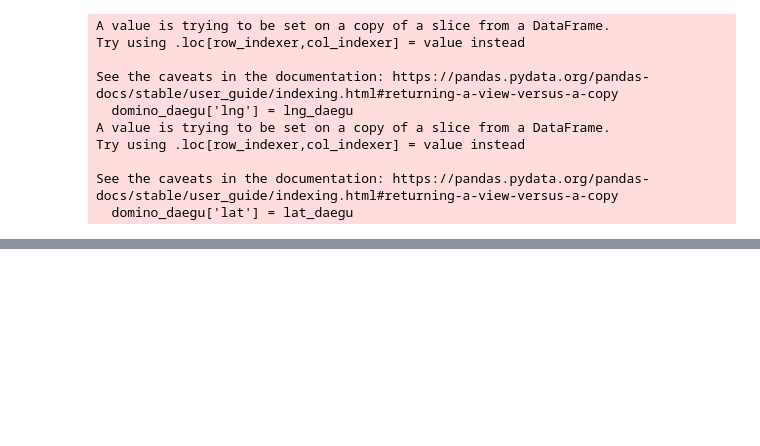
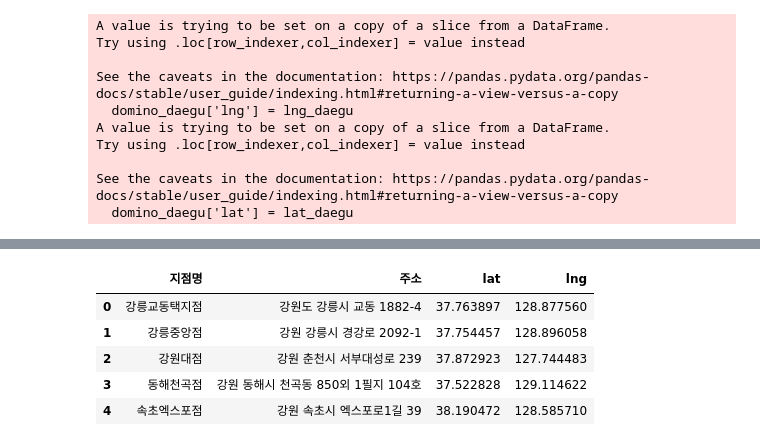
Before and after one commit to jjhwnn/Python, a Jupyter notebook: 3.DataAnalysis/Note/00.도미노전국매장지도.ipynb, the cells around one changed output, grey strips where cells are left out. Saved outputs shown, nothing was run; the diff lists cells and outputs as text; code cells hidden in the pictures; blank space fills up the shorter version.

```diff
--- a/3.DataAnalysis/Note/00.도미노전국매장지도.ipynb
+++ b/3.DataAnalysis/Note/00.도미노전국매장지도.ipynb
@@ -199,0 +215,10 @@ domino_daegu.to_csv("../Data/domino_daegu.csv", index=False)
+# %%
+eggdrop =  pd.read_csv("../Data/eggdrop_with_latlng.csv")
+eggdrop.head()
+# %% [output]
+|  | 지점명 | 주소 | lat | lng |
+| 0 | 강릉교동택지점 | 강원도 강릉시 교동 1882-4 | 37.763897 | 128.877560 |
+| 1 | 강릉중앙점 | 강원 강릉시 경강로 2092-1 | 37.754457 | 128.896058 |
+| 2 | 강원대점 | 강원 춘천시 서부대성로 239 | 37.872923 | 127.744483 |
+| 3 | 동해천곡점 | 강원 동해시 천곡동 850외 1필지 104호 | 37.522828 | 129.114622 |
+| 4 | 속초엑스포점 | 강원 속초시 엑스포로1길 39 | 38.190472 | 128.585710 |
```
Also changed, not shown: parts of 5 cells of this notebook, 8 other files.
